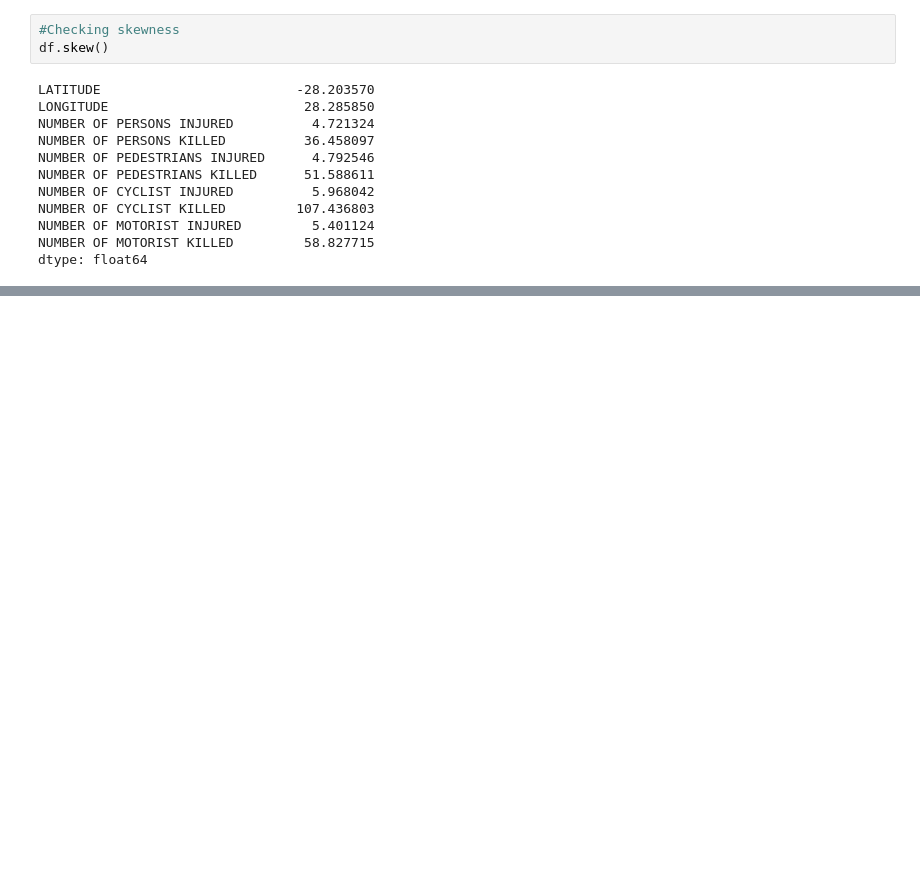
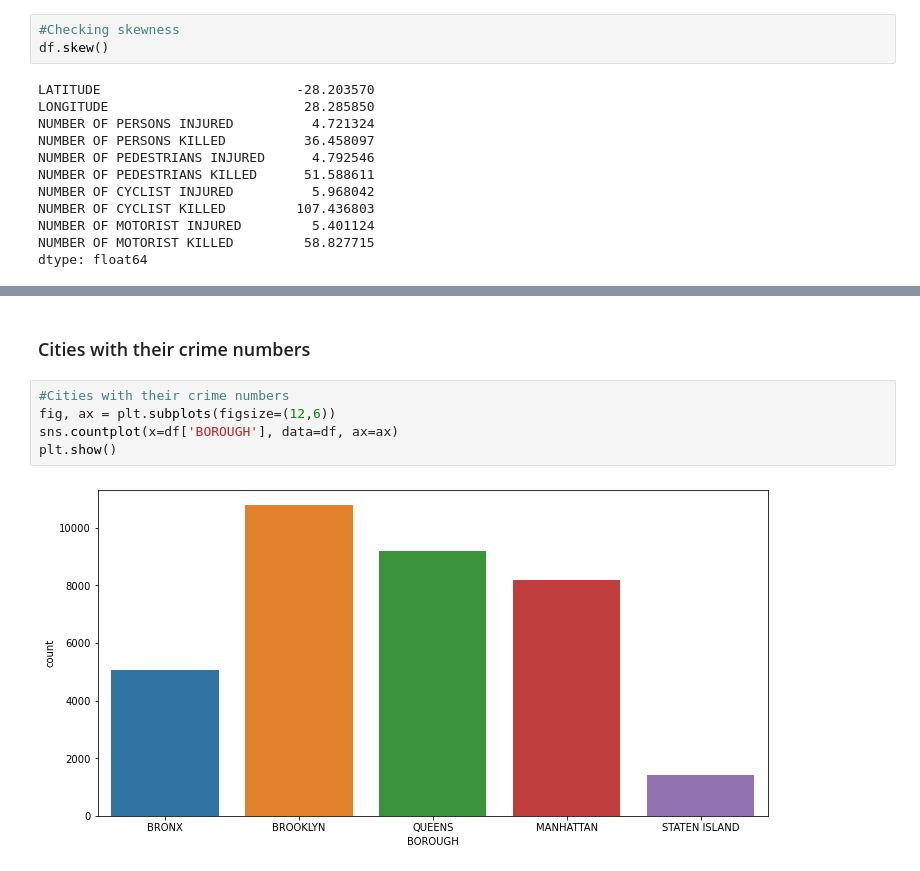
Before and after one commit to MingHin-Cheung/data-science-project, a Jupyter notebook: EDA.ipynb, the cells around one changed output, grey strips where cells are left out. Drawn from its saved outputs; the diff is of its cells as text; blank space fills up the shorter version.

```diff
--- a/EDA.ipynb
+++ b/EDA.ipynb
@@ -129,0 +147,9 @@ dtype: float64
+# %% [markdown]
+### Cities with their crime numbers ###
+# %%
+#Cities with their crime numbers
+fig, ax = plt.subplots(figsize=(12,6))
+sns.countplot(x=df['BOROUGH'], data=df, ax=ax)
+plt.show()
+# %% [output]
+[figure, added]
```
Also changed, not shown: parts of 12 cells of this notebook.
